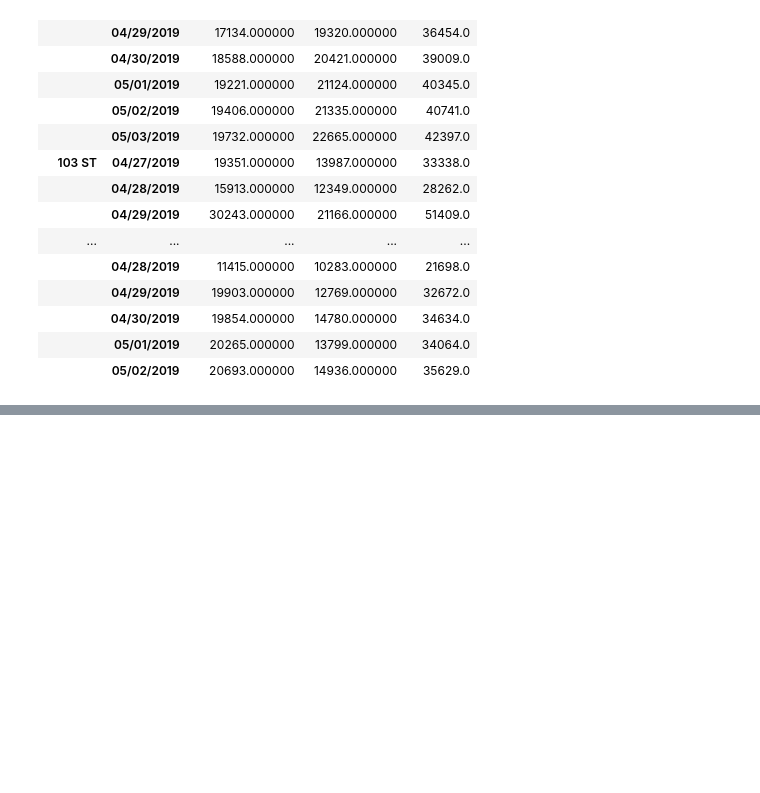
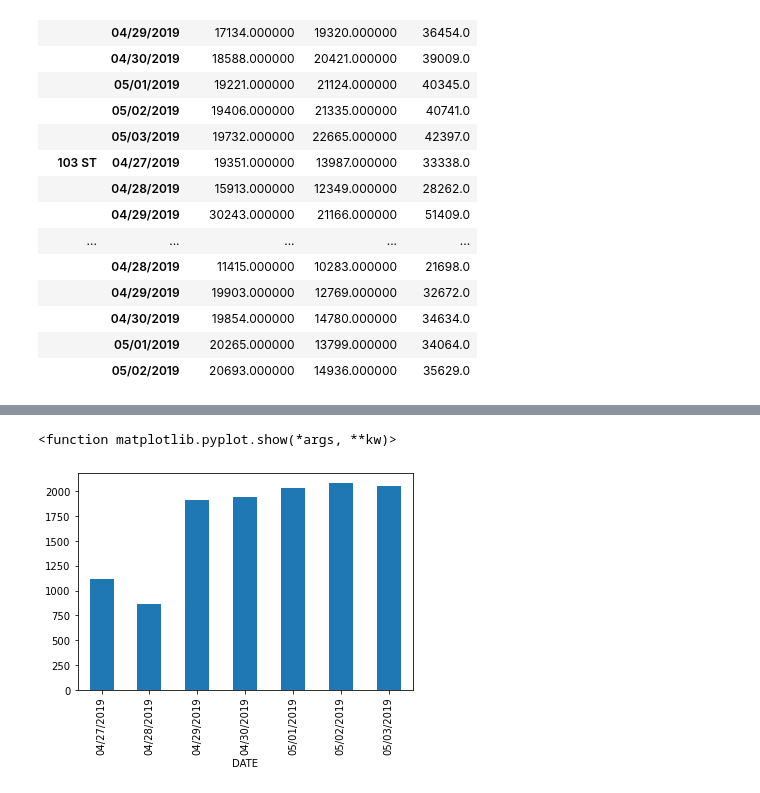
Before and after one commit to ejfeldman7/Metis_Project_1, a Jupyter notebook: first_notebook.ipynb, the cells around one changed output, grey strips where cells are left out. Drawn from its saved outputs; the diff is of its cells as text; code cells hidden in the pictures; blank space fills up the shorter version.

Commit message:
Add files via upload
Updated Jupyter Notebook with first visuals

```diff
--- a/first_notebook.ipynb
+++ b/first_notebook.ipynb
@@ -145,0 +150,3 @@ df1_daily.sort_values(by=['Total Flow'],ascending=False).head(20)
+# %%
+test = df1.loc[df1['Unit_ID']=='02-00-00 A002 R051'].groupby('DATE')['Total Flow'].sum()
+test
@@ -145,0 +163,6 @@ df1_daily.sort_values(by=['Total Flow'],ascending=False).head(20)
+# %%
+test.plot(x='date', y='counts',kind="bar")
+plt.show
+# %% [output]
+<function matplotlib.pyplot.show(*args, **kw)>
+[figure, added]
```
Also changed, not shown: parts of 7 cells of this notebook.
